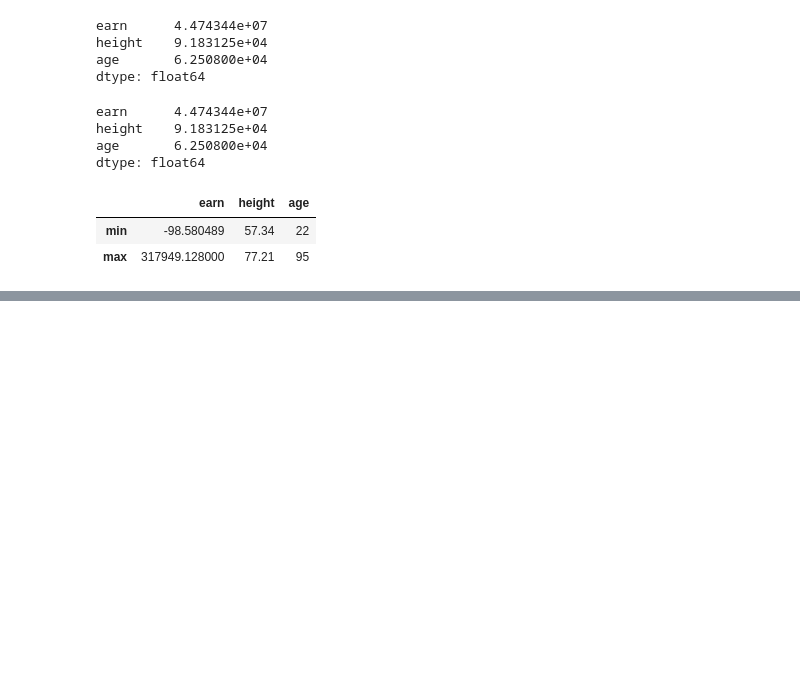
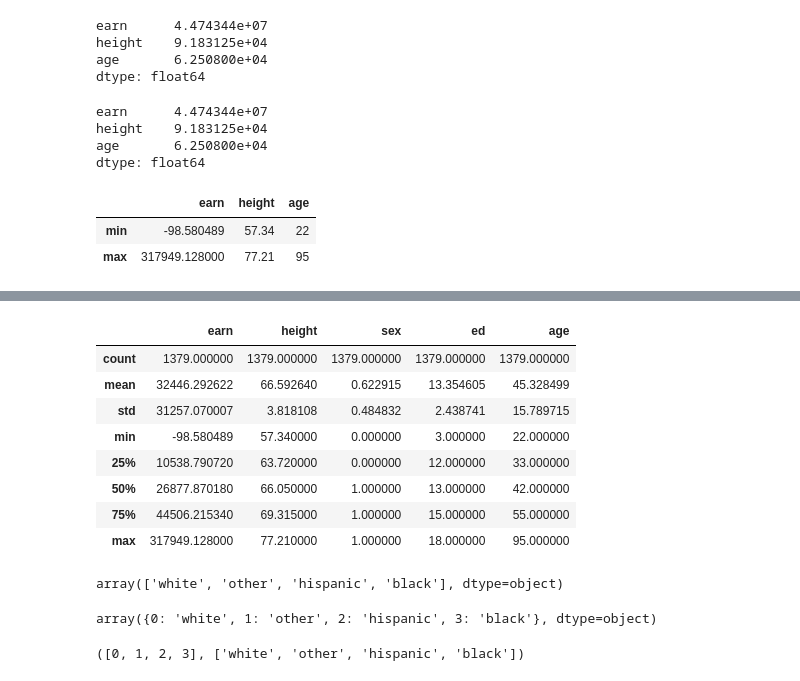
Before and after one commit to gih0109/AI-study, a Jupyter notebook: boostcourse/AI Tech pre-course/Pandas_1_2.ipynb, the cells around one changed output, grey strips where cells are left out. Saved outputs shown, nothing was run; the diff lists cells and outputs as text; code cells hidden in the pictures; blank space fills up the shorter version.

```diff
--- a/boostcourse/AI Tech pre-course/Pandas_1_2.ipynb
+++ b/boostcourse/AI Tech pre-course/Pandas_1_2.ipynb
@@ -559,0 +612,12 @@ df_info.apply(f)
+# %%
+df.describe()
+# %% [output]
+|  | earn | height | sex | ed | age |
+| count | 1379.000000 | 1379.000000 | 1379.000000 | 1379.000000 | 1379.000000 |
+| mean | 32446.292622 | 66.592640 | 0.622915 | 13.354605 | 45.328499 |
+| std | 31257.070007 | 3.818108 | 0.484832 | 2.438741 | 15.789715 |
+| min | -98.580489 | 57.340000 | 0.000000 | 3.000000 | 22.000000 |
+| 25% | 10538.790720 | 63.720000 | 0.000000 | 12.000000 | 33.000000 |
+| 50% | 26877.870180 | 66.050000 | 1.000000 | 13.000000 | 42.000000 |
+| 75% | 44506.215340 | 69.315000 | 1.000000 | 15.000000 | 55.000000 |
+| max | 317949.128000 | 77.210000 | 1.000000 | 18.000000 | 95.000000 |
@@ -559,0 +628,22 @@ df_info.apply(f)
+# %%
+df.race.unique() # 유일한 인종의 값
+# %% [output]
+array(['white', 'other', 'hispanic', 'black'], dtype=object)
+# %%
+# dict type 으로 index
+np.array(dict(enumerate(df["race"].unique())))
+# %% [output]
+array({0: 'white', 1: 'other', 2: 'hispanic', 3: 'black'}, dtype=object)
+# %%
+# label index 값과 label 값 각각 추출
+value = list(
+    map(
+        int, np.array(list(enumerate(df["race"].unique())))[: , 0].tolist()
+    )
+)
+
+key = np.array(list(enumerate(df["race"].unique())), dtype=str)[:, 1].tolist()
+
+value, key
+# %% [output]
+([0, 1, 2, 3], ['white', 'other', 'hispanic', 'black'])
```
Also changed, not shown: parts of 21 cells of this notebook.
